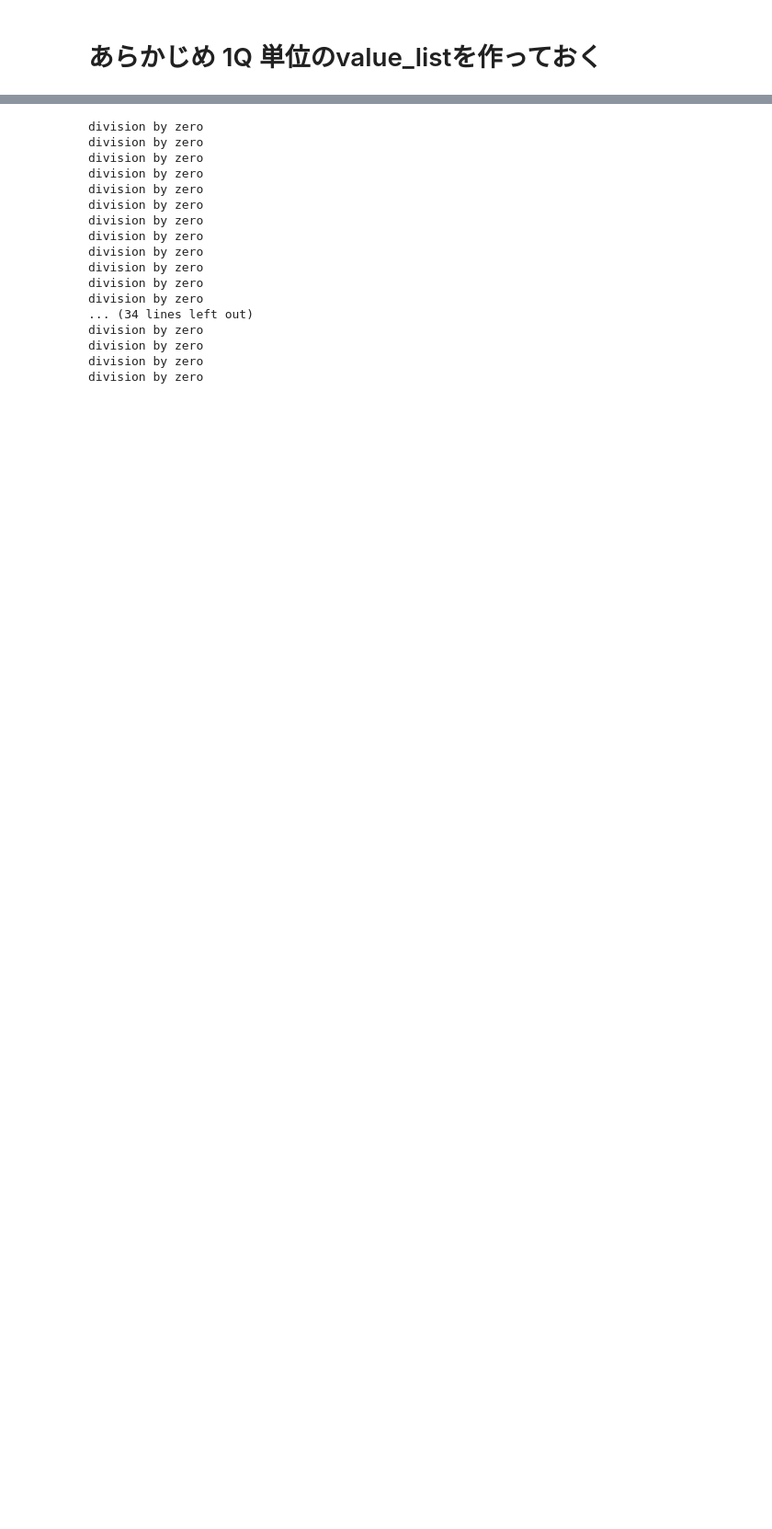
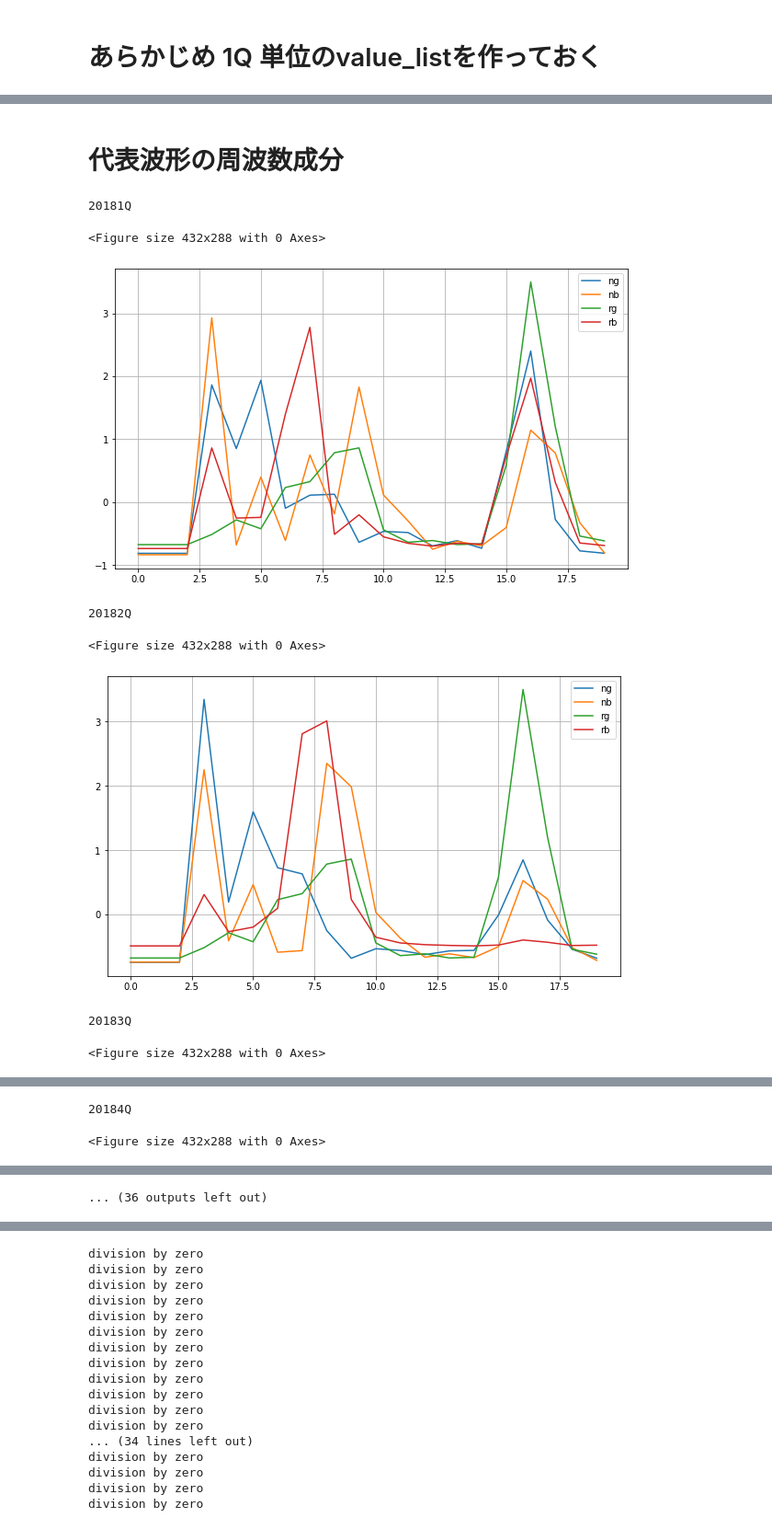
Before and after one commit to yodarjeering/New_XGB, a Jupyter notebook: ResearchFeature.ipynb, the cells around one changed output, grey strips where cells are left out. Shown at 92% size. Drawn from its saved outputs; the diff is of its cells as text; code cells hidden in the pictures; blank space fills up the shorter version.

```diff
--- a/ResearchFeature.ipynb
+++ b/ResearchFeature.ipynb
@@ -253,7 +275,7 @@ lx_dict = {}
 value_dict = {}
 
 width  = 40
-stride = 10
+stride = 5
 lx_dummy = LearnXGB(num_class=3)
 x_train,y_train,_,_= lx_dummy.make_xgb_data(path_tpx,path_daw,test_rate=1.0)
 _,_ ,x_test,y_test = lx_dummy.make_xgb_data(path_tpx,path_daw,test_rate=0.9)
@@ -309,12 +333,14 @@ def concat_list(key_list,value_dict):
 
 ffs_dict = {}
 trade_dict = {}
-FFT_obj = FFTSimulation
 width  = 40
-stride = 10
+stride = 5
 lx_dummy = LearnXGB(num_class=3)
 x_train,y_train,_,_= lx_dummy.make_xgb_data(path_tpx,path_daw,test_rate=1.0)
 _,_ ,x_test,y_test = lx_dummy.make_xgb_data(path_tpx,path_daw,test_rate=0.9)
+window_type = 'han'
+F_list = []
+F_lis_dict = {}
 
 
 for year in [2018,2019,2020,2021]:
@@ -381,18 +407,25 @@ for year in [2018,2019,2020,2021]:
         x_ng,x_nb,x_rg,x_rb = return_clx(value_list)
 
         try:
-            Fstrategies,_ = return_ffs(lx_,x_ng,x_nb,x_rg,x_rb,FFT_obj,width=width,stride=stride)
+            Fstrategies,_,F_list = return_ffs(lx_,x_ng,x_nb,x_rg,x_rb,FFTSimulation,width=width,stride=stride,window_type=window_type)
+
+            # if len(ffs_dict)>0:
+            #     last_key = next(reversed(ffs_dict),None)
+            #     Fstrategies_old = ffs_dict[last_key].Fstrategies
+            #     Fstrategies = return_cumulative_fst(Fstrategies,Fstrategies_old)
+
         except Exception as e:
             print(e)
             last_key = next(reversed(ffs_dict),None)
-            Fstrategies = ffs.Fstrategies
+            Fstrategies = ffs_dict[last_key].Fstrategies
 
 
-        ffs = FFT_obj(lx,Fstrategies,width=width)
+        ffs = FFTSimulation(lx,Fstrategies,width=width,window_type=window_type)
         ffs.simulate(path_tpx,path_daw,start_year=year,end_year=year,start_month=start_month,end_month=end_month,is_validate=True)
 
         ffs_dict[str(year)+Q] = ffs
         trade_dict[str(year)+Q] = ffs.trade_log
+        F_lis_dict[str(year)+Q] = F_list
 # %% [output]
 2018
 2019
@@ -398,0 +437,35 @@ for year in [2018,2019,2020,2021]:
+# %% [markdown]
+# 代表波形の周波数成分
+# %%
+plt.clf()
+for idx,key in enumerate(ffs_dict):
+    Fstrategies = ffs_dict[key].Fstrategies
+    # 0 : ng, 1 : nb, 2 : rg, 3: rb
+    print(key)
+    plt.clf()
+    fig, ax = plt.subplots(figsize=(10, 6), facecolor="w")
+
+    for idx,fs in enumerate(Fstrategies):
+        if idx==0:
+            label='ng'
+        elif idx == 1:
+            label='nb'
+        elif idx == 2:
+            label='rg'
+        elif idx == 3:
+            label='rb'
+        ax.plot(fs.spectrum,label=label)
+
+
+    ax.grid()
+    ax.legend()
+    plt.show()
+# %% [output]
+20181Q
+<Figure size 432x288 with 0 Axes>
+[figure, added]
+20182Q
+<Figure size 432x288 with 0 Axes>
+[figure, added]
+20183Q
+<Figure size 432x288 with 0 Axes>
@@ -398,0 +473,2 @@ for year in [2018,2019,2020,2021]:
+20184Q
+<Figure size 432x288 with 0 Axes>
@@ -398,0 +476 @@ for year in [2018,2019,2020,2021]:
+... (36 outputs left out)
```
Also changed, not shown: parts of 22 cells of this notebook.
